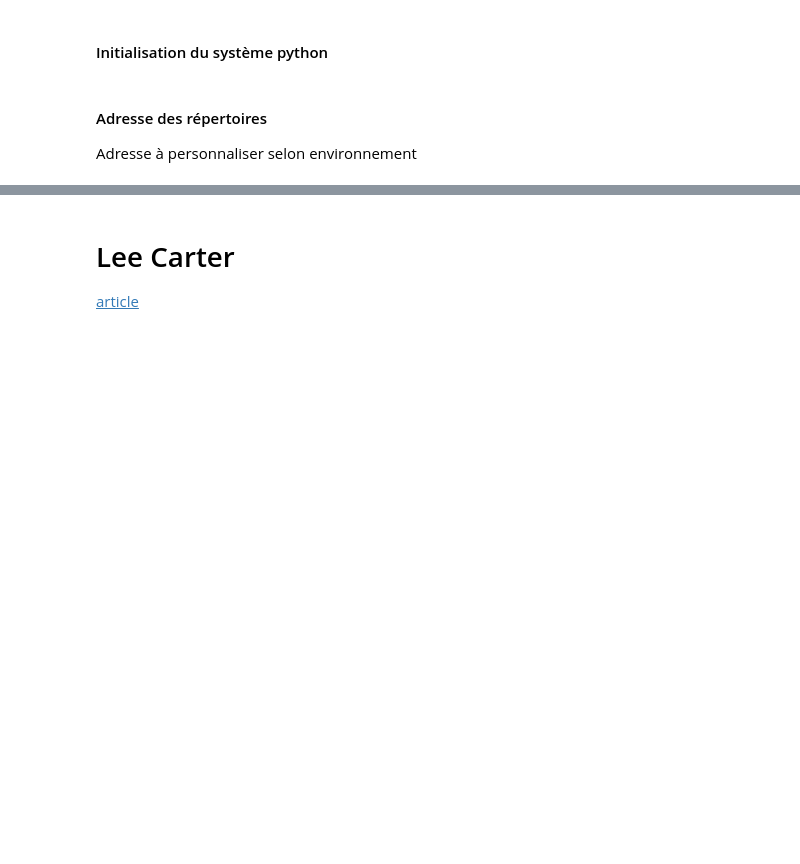
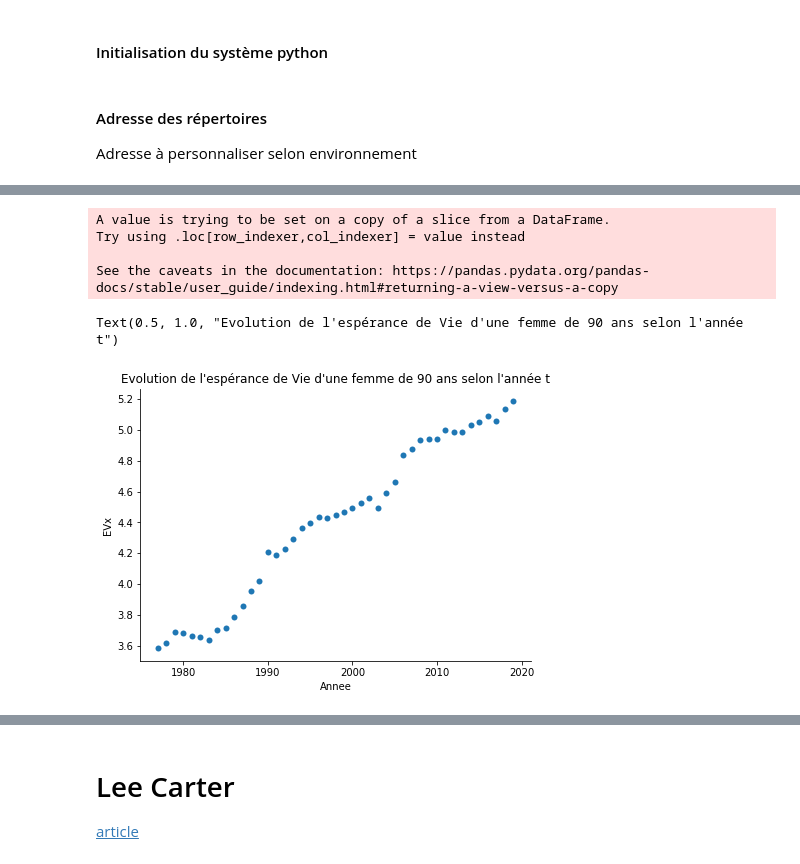
Before and after one commit to RessourcesActuariat/ActuariatVieCNAM, a Jupyter notebook: Table de Mortalité - Partie 3.ipynb, the cells around one changed output, grey strips where cells are left out. Cells and saved outputs as stored; diff of their text form; code cells hidden in the pictures; blank space fills up the shorter version.

```diff
--- a/Table de Mortalité - Partie 3.ipynb
+++ b/Table de Mortalité - Partie 3.ipynb
@@ -68,4 +71,6 @@ BASE_PATH = 'C:/Users/guill/GitHub/RessourcesActuariat/ActuariatVieCNAM/DataActu
 DataName = f'{BASE_PATH}/FD_DEC_2019.csv'
 VarName = f'{BASE_PATH}/varmod_DEC_2019.csv'
 DataNameExpo = f'{BASE_PATH}/pop-totale-france-metro.xls'
+DataTableINSEEName = f'{BASE_PATH}/EvolutionTable3.xlsx'
+Haberman = f'{BASE_PATH}/haberman.csv'
 # %% [markdown]
@@ -134,0 +81,23 @@ EXPOMORTData
+# %%
+xls = pd.ExcelFile(DataTableINSEEName)
+# Now you can list all sheets in the file
+for index,name in enumerate(xls.sheet_names):
+    # ['house', 'house_extra', ...]
+    df = pd.read_excel(DataTableINSEEName,sheet_name=name)
+    df['Annee'] = name
+    # to read just one sheet to dataframe:
+    if index == 0:
+        TableEvolution = df
+    else:
+        TableEvolution = pd.concat([TableEvolution,df])
+# %%
+TableEvolutionM = TableEvolution.rename(columns={'SxM': 'Sx', 'QxM': 'Qx','EvxM': 'EVx'})
+TableEvolutionM['Sexe']=1
+TableEvolutionF = TableEvolution.rename(columns={'SxF': 'Sx', 'QxF': 'Qx','EvxF': 'EVx'})
+TableEvolutionF['Sexe']=2
+TableEvolutionT = pd.concat([TableEvolutionF,TableEvolutionM],join='outer',keys=['Annee','Age','Sexe'])[['Annee','Age','Sexe','Sx','Qx','EVx']]
+TableEvolutionT['Annee']=pd.to_numeric(TableEvolutionT['Annee'])
+# Calcul de MUx
+TableEvolutionT['Qx'] = TableEvolutionT['Qx'] / 100000
+TableEvolutionT['MUx'] = -np.log(-(TableEvolutionT['Qx']-1))
+display(TableEvolutionT)
@@ -134,0 +118,16 @@ EXPOMORTData
+# %%
+RenteJeanneCalment = TableEvolutionT.loc[(TableEvolutionT['Age']==90)&((TableEvolutionT['Sexe']==2))]
+
+f, ax = plt.subplots(figsize=(7, 5))
+sns.despine(f)
+sns.scatterplot(data=RenteJeanneCalment,x='Annee', y='EVx',
+                sizes=(1, 8), linewidth=0,
+                  ax=ax)
+ax.set_title("Evolution de l'espérance de Vie d'une femme de 90 ans selon l'année t")
+# %% [output]
+A value is trying to be set on a copy of a slice from a DataFrame.
+Try using .loc[row_indexer,col_indexer] = value instead
+
+See the caveats in the documentation: https://pandas.pydata.org/pandas-docs/stable/user_guide/indexing.html#returning-a-view-versus-a-copy
+Text(0.5, 1.0, "Evolution de l'espérance de Vie d'une femme de 90 ans selon l'année t")
+[figure, added]
```
Also changed, not shown: parts of 66 cells of this notebook, 7 other files.
